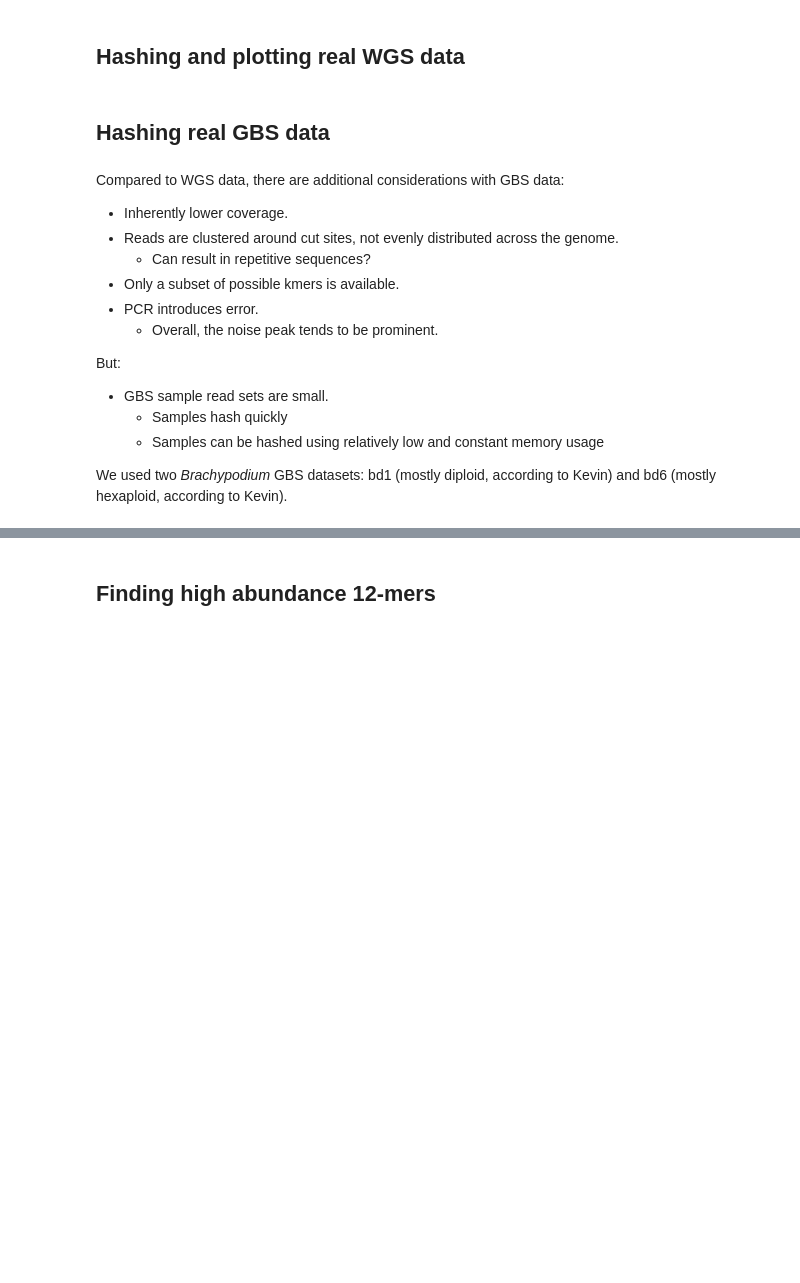
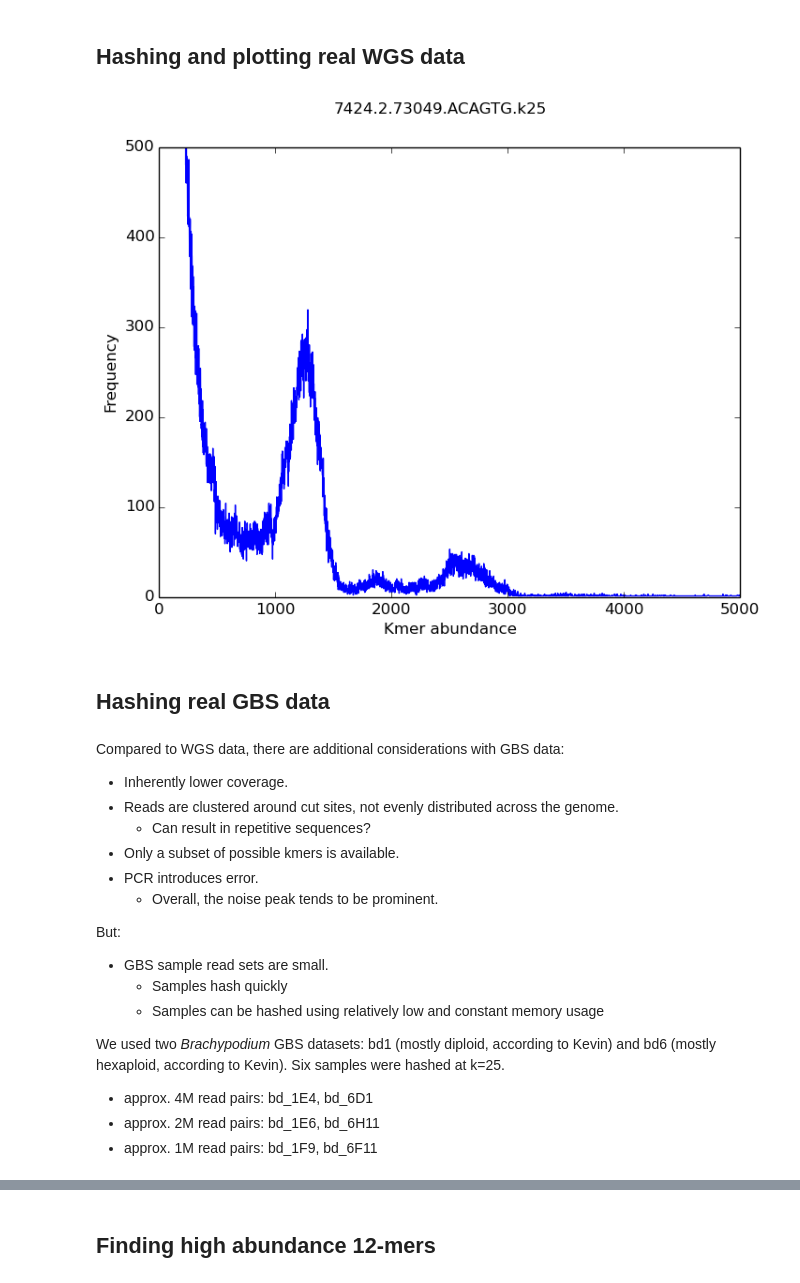
Before and after one commit to digitase/brachy_khmer, a Jupyter notebook: doc/brachy_khmer.ipynb, the cells around one changed output, grey strips where cells are left out. Saved outputs shown, nothing was run; the diff lists cells and outputs as text; code cells hidden in the pictures; blank space fills up the shorter version.

```diff
--- a/doc/brachy_khmer.ipynb
+++ b/doc/brachy_khmer.ipynb
@@ -321,5 +350,11 @@ cd diploid_sim/
 # %% [markdown]
 ## Hashing and plotting real WGS data
+# %%
+# We also hashed a hexaploid whole genome data set from the Vogel lab. Approx. 6M read pairs.
+from IPython.core.display import Image , display
+display(Image(filename="vogel_hexaploids/7424.2.73049.ACAGTG.k25.png"))
+# %% [output]
+[figure, added]
 # %% [markdown]
 ## Hashing real GBS data
 # %% [markdown]
@@ -338,4 +373,8 @@ But:
     - Samples hash quickly
     - Samples can be hashed using relatively low and constant memory usage
 
-We used two *Brachypodium* GBS datasets: bd1 (mostly diploid, according to Kevin) and bd6 (mostly hexaploid, according to Kevin).
+We used two *Brachypodium* GBS datasets: bd1 (mostly diploid, according to Kevin) and bd6 (mostly hexaploid, according to Kevin). Six samples were hashed at k=25.
+
+- approx. 4M read pairs: bd_1E4, bd_6D1
+- approx. 2M read pairs: bd_1E6, bd_6H11
+- approx. 1M read pairs: bd_1F9, bd_6F11
```
Also changed, not shown: parts of 15 cells of this notebook.
